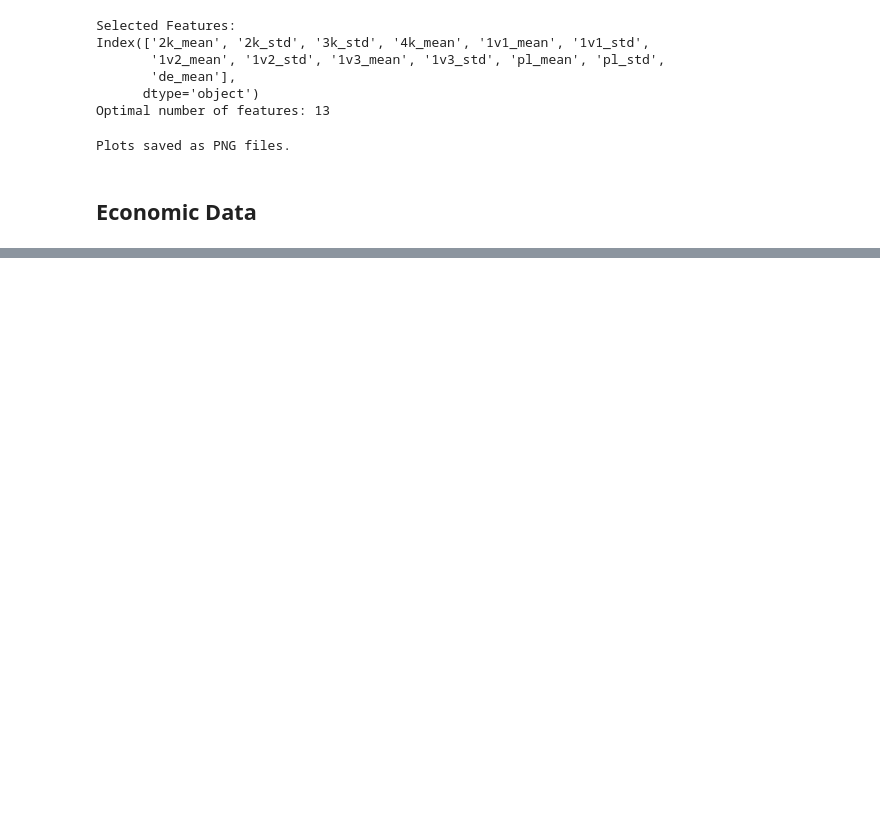
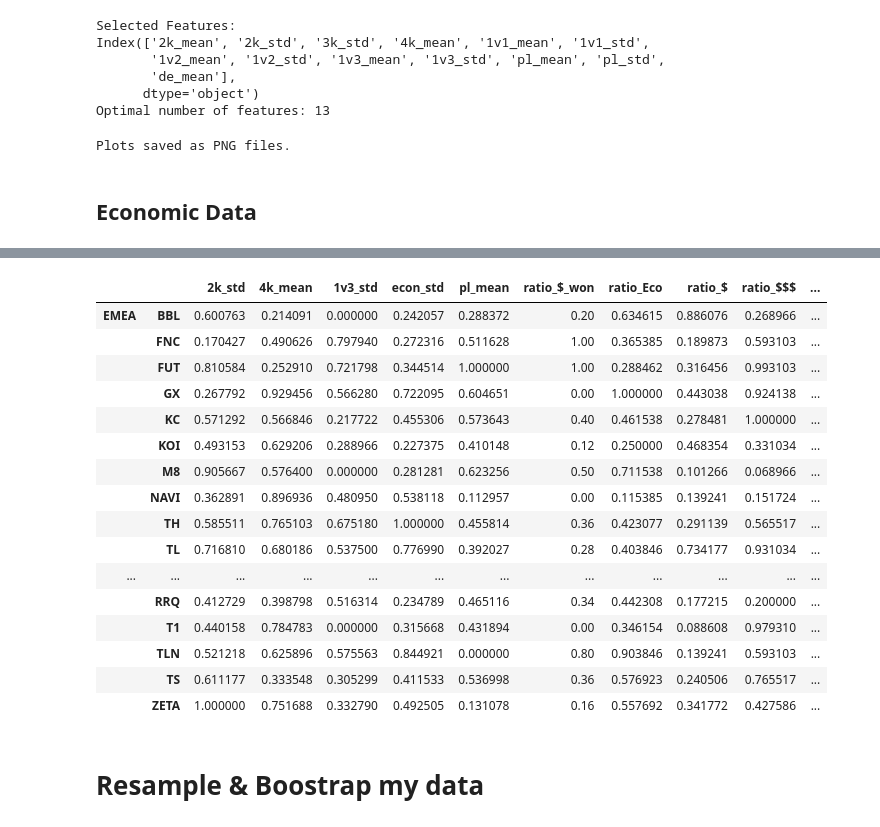
Before and after one commit to mariusBRM/M8_Valorant, a Jupyter notebook: analysis.ipynb, the cells around one changed output, grey strips where cells are left out. Cells and saved outputs as stored; diff of their text form; code cells hidden in the pictures; blank space fills up the shorter version.

Commit message:
[UPDATE] select the most impactful features

```diff
--- a/analysis.ipynb
+++ b/analysis.ipynb
@@ -172,0 +157,2 @@ r
+# %%
+k_best_feature_picks_bans = selectKbest(X_picks_bans, y_picks_bans, k=5, selec_type='chi2')
@@ -172,0 +177,5 @@ r
+# %%
+df_general_refined = df_general[k_best_feature_general]
+df_performance_refined = df_performance[k_best_feature_performance]
+df_economy_refined = df_economy[k_best_feature_economy]
+df_pick_bans_refined = df_picks_bans[k_best_feature_picks_bans]
@@ -172,0 +202,5 @@ r
+# %%
+df_general_refined.index.names = ['Region', 'Team Name']
+df_performance_refined.index.names = ['Region', 'Team Name']
+df_economy_refined.index.names = ['Region', 'Team Name']
+df_pick_bans_refined.index.names = ['Region', 'Team Name']
@@ -172,0 +209,22 @@ r
+# %%
+merged_df = pd.concat([df_performance_refined, df_economy_refined, df_pick_bans_refined], axis=1)
+# %%
+merged_df
+# %% [output]
+|  |  | 2k_std | 4k_mean | 1v3_std | econ_std | pl_mean | ratio_$_won | ratio_Eco | ratio_$ | ratio_$$$ | ... |
+| EMEA | BBL | 0.600763 | 0.214091 | 0.000000 | 0.242057 | 0.288372 | 0.20 | 0.634615 | 0.886076 | 0.268966 | ... |
+|  | FNC | 0.170427 | 0.490626 | 0.797940 | 0.272316 | 0.511628 | 1.00 | 0.365385 | 0.189873 | 0.593103 | ... |
+|  | FUT | 0.810584 | 0.252910 | 0.721798 | 0.344514 | 1.000000 | 1.00 | 0.288462 | 0.316456 | 0.993103 | ... |
+|  | GX | 0.267792 | 0.929456 | 0.566280 | 0.722095 | 0.604651 | 0.00 | 1.000000 | 0.443038 | 0.924138 | ... |
+|  | KC | 0.571292 | 0.566846 | 0.217722 | 0.455306 | 0.573643 | 0.40 | 0.461538 | 0.278481 | 1.000000 | ... |
+|  | KOI | 0.493153 | 0.629206 | 0.288966 | 0.227375 | 0.410148 | 0.12 | 0.250000 | 0.468354 | 0.331034 | ... |
+|  | M8 | 0.905667 | 0.576400 | 0.000000 | 0.281281 | 0.623256 | 0.50 | 0.711538 | 0.101266 | 0.068966 | ... |
+|  | NAVI | 0.362891 | 0.896936 | 0.480950 | 0.538118 | 0.112957 | 0.00 | 0.115385 | 0.139241 | 0.151724 | ... |
+|  | TH | 0.585511 | 0.765103 | 0.675180 | 1.000000 | 0.455814 | 0.36 | 0.423077 | 0.291139 | 0.565517 | ... |
+|  | TL | 0.716810 | 0.680186 | 0.537500 | 0.776990 | 0.392027 | 0.28 | 0.403846 | 0.734177 | 0.931034 | ... |
+| ... | ... | ... | ... | ... | ... | ... | ... | ... | ... | ... | ... |
+|  | RRQ | 0.412729 | 0.398798 | 0.516314 | 0.234789 | 0.465116 | 0.34 | 0.442308 | 0.177215 | 0.200000 | ... |
+|  | T1 | 0.440158 | 0.784783 | 0.000000 | 0.315668 | 0.431894 | 0.00 | 0.346154 | 0.088608 | 0.979310 | ... |
+|  | TLN | 0.521218 | 0.625896 | 0.575563 | 0.844921 | 0.000000 | 0.80 | 0.903846 | 0.139241 | 0.593103 | ... |
+|  | TS | 0.611177 | 0.333548 | 0.305299 | 0.411533 | 0.536998 | 0.36 | 0.576923 | 0.240506 | 0.765517 | ... |
+|  | ZETA | 1.000000 | 0.751688 | 0.332790 | 0.492505 | 0.131078 | 0.16 | 0.557692 | 0.341772 | 0.427586 | ... |
@@ -172,0 +235,2 @@ r
+# %% [markdown]
+<h1>Resample & Boostrap my data</h1>
```
Also changed, not shown: parts of 45 cells of this notebook, 34 other files.
